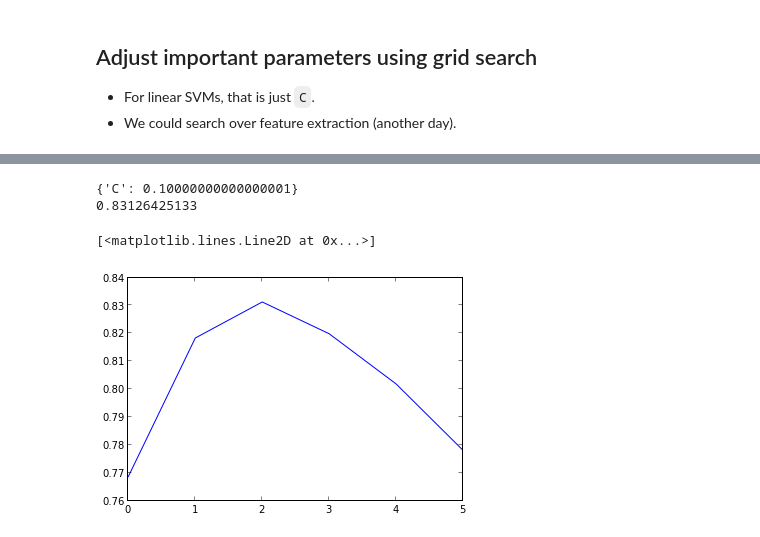
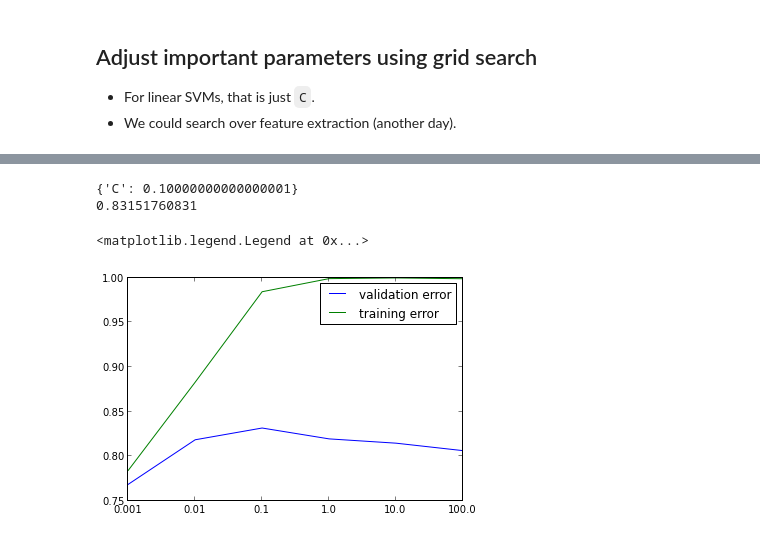
Before and after one commit to amueller/sklearn_tutorial, a Jupyter notebook: presentation.ipynb, the cells around one changed output, grey strips where cells are left out. Saved outputs shown, nothing was run; the diff lists cells and outputs as text; code cells hidden in the pictures.

```diff
--- a/presentation.ipynb
+++ b/presentation.ipynb
@@ -320,0 +301,4 @@ print(cv.get_feature_names()[1000:1015])
+# %%
+X_train = cv.transform(comments_train).tocsr()
+print("X_train.shape: %s" % str(X_train.shape))
+print(X_train[0, :])
@@ -363,5 +353,4 @@ Adjust important parameters using grid search
 # %%
 from sklearn.grid_search import GridSearchCV
 param_grid = {'C': 10. ** np.arange(-3, 3)}
-grid_search = GridSearchCV(LinearSVC(), param_grid=param_grid, verbose=3)
-grid_search.fit(X_train, y_train)
+grid_search = GridSearchCV(LinearSVC(), param_grid=param_grid, verbose=3, compute_training_score=True)
@@ -399,9 +390,4 @@ print(grid_search.best_params_)
 print(grid_search.best_score_)
 # %% [output]
 {'C': 0.10000000000000001}
-0.83126425133
+0.83151760831
-# %%
-plt.plot([c.mean_validation_score for c in grid_search.cv_scores_])
-# %% [output]
-[<matplotlib.lines.Line2D at 0x...>]
-[figure, removed]
@@ -409,0 +394,8 @@ asdf.
+# %%
+plt.plot([c.mean_test_score for c in grid_search.cv_scores_], label="validation error")
+plt.plot([c.mean_training_score for c in grid_search.cv_scores_], label="training error")
+plt.xticks(np.arange(6), param_grid['C'])
+plt.legend()
+# %% [output]
+<matplotlib.legend.Legend at 0x...>
+[figure, added]
```
Also changed, not shown: parts of 30 cells of this notebook, 1 other file.
